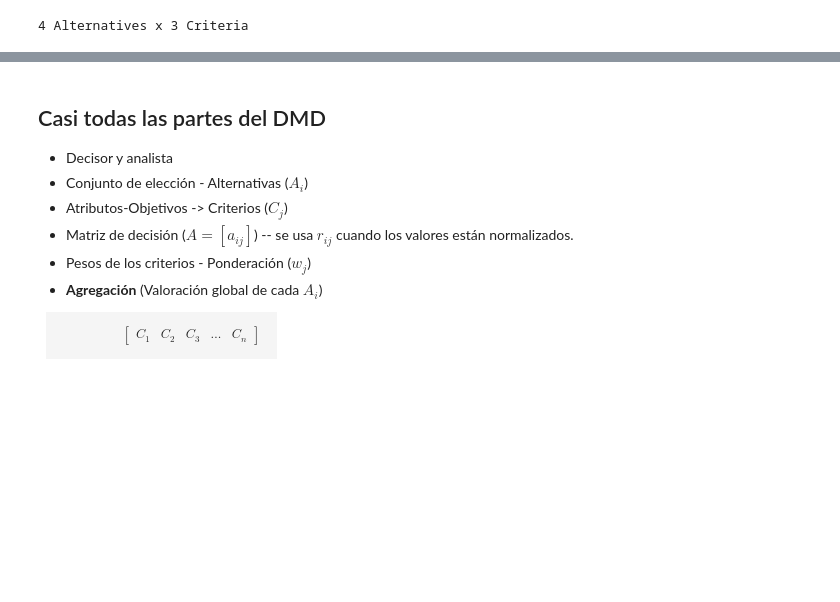
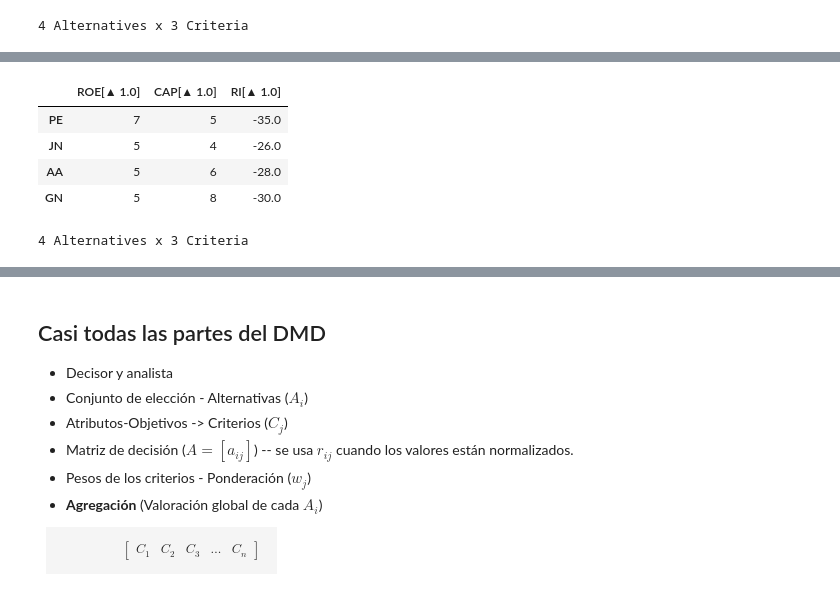
Before and after one commit to leliel12/diplodatos_mcda, a Jupyter notebook: slides/clase0.ipynb, the cells around one changed output, grey strips where cells are left out. Drawn from its saved outputs; the diff is of its cells as text; code cells hidden in the pictures; blank space fills up the shorter version.

```diff
--- a/slides/clase0.ipynb
+++ b/slides/clase0.ipynb
@@ -654,0 +709,10 @@ Consignar en la matriz de decisión los $U(C_j)= w_jv$
+# %%
+from skcriteria.preprocessing.invert_objectives import InvertMinimize, NegateMinimize
+NegateMinimize().transform(dm)
+# %% [output]
+|  | ROE[▲ 1.0] | CAP[▲ 1.0] | RI[▲ 1.0] |
+| PE | 7 | 5 | -35.0 |
+| JN | 5 | 4 | -26.0 |
+| AA | 5 | 6 | -28.0 |
+| GN | 5 | 8 | -30.0 |
+4 Alternatives x 3 Criteria
```
Also changed, not shown: parts of 33 cells of this notebook.
